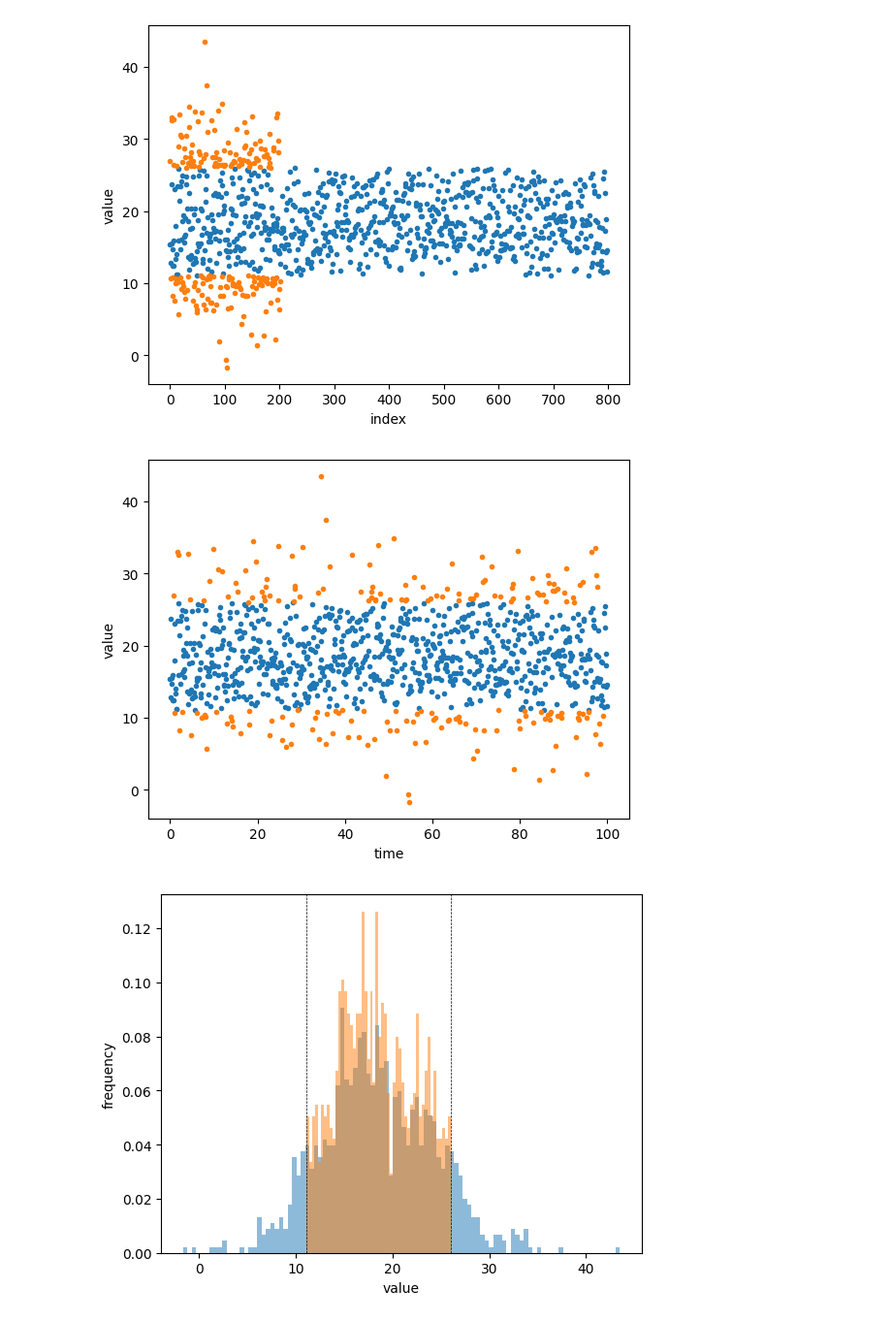
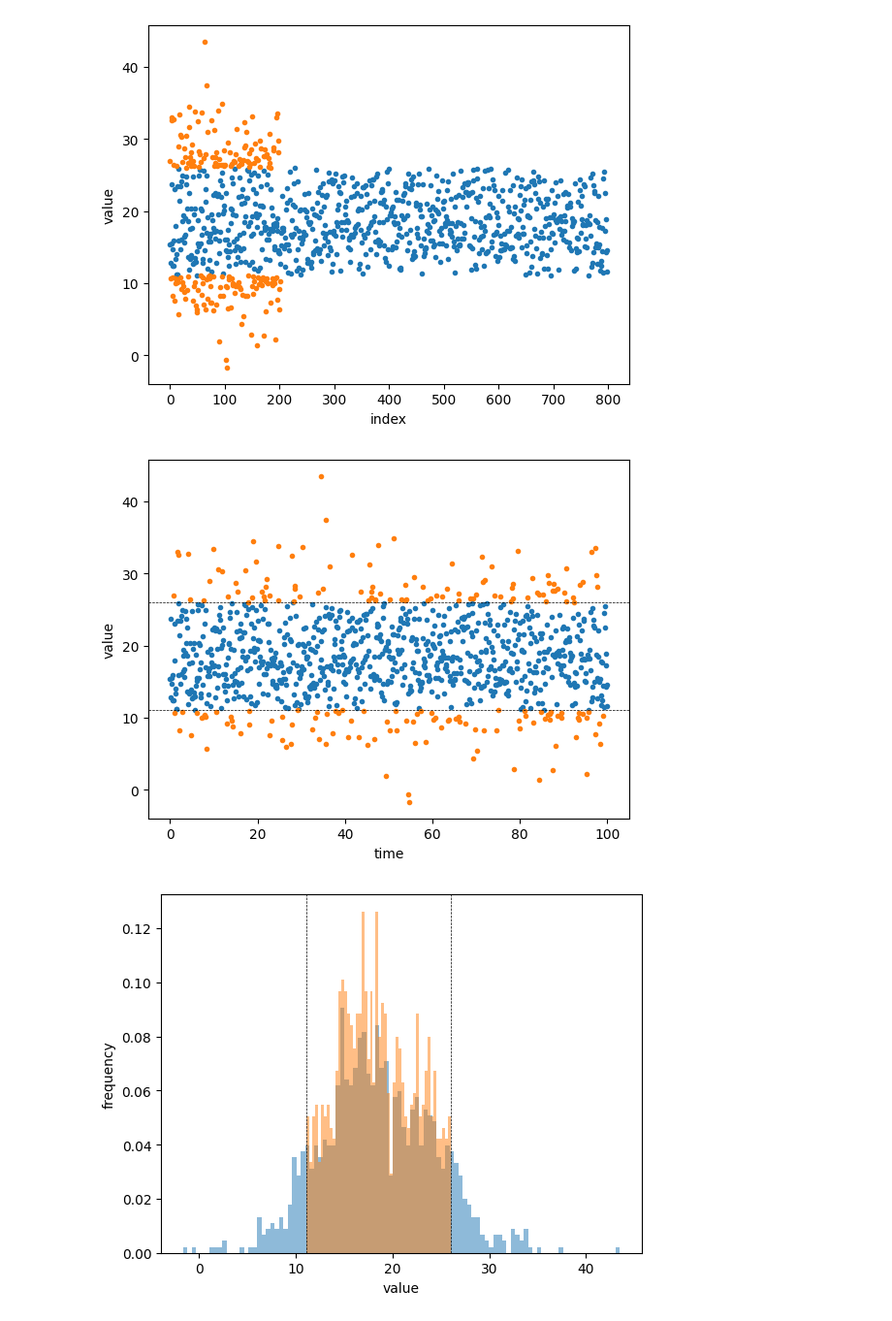
Before and after one commit to valsson-group/UNT-ChemicalApplicationsOfMachineLearning-Spring2026, a Jupyter notebook: Examples_NumPy/Dataset_Filtering.ipynb, the cells around one changed output. Shown at 97% size. Saved outputs shown, nothing was run; the diff lists cells and outputs as text; code cells hidden in the pictures.

```diff
--- a/Examples_NumPy/Dataset_Filtering.ipynb
+++ b/Examples_NumPy/Dataset_Filtering.ipynb
@@ -58,7 +60,7 @@ print(values.size)
 202
 1001
 # %%
-mask_10_to_90 =np.logical_and( (values < values_percentile_90), (values > values_percentile_10))
+mask_10_to_90 =np.logical_and( (values > values_percentile_10), (values < values_percentile_90))
 
 values_filtered = values[mask_10_to_90]
 values_filtered_out = values[np.logical_not(mask_10_to_90)]
@@ -81,11 +83,17 @@ plt.show()
 # %%
 plt.plot(time[mask_10_to_90],values_filtered,'.',label="filtered")
 plt.plot(time[~mask_10_to_90],values_filtered_out,'.',label="filtered out")
 plt.xlabel("time")
 plt.ylabel("value")
+
+ax = plt.gca()
+ax.axhline(y=values_percentile_10, color='black', linestyle='--', linewidth=0.5)
+ax.axhline(y=values_percentile_90, color='black', linestyle='--', linewidth=0.5)
 plt.show()
+
+plt.show()
 # %% [output]
-[figure, old version]
+[figure, new version]
 # %%
 plt.hist(values,bins=100,label="Full set",density=True, alpha=0.5)
 plt.hist(values_filtered,bins=50,label="Filtered set",density=True, alpha=0.5)
```
Also changed, not shown: parts of 9 cells of this notebook.
